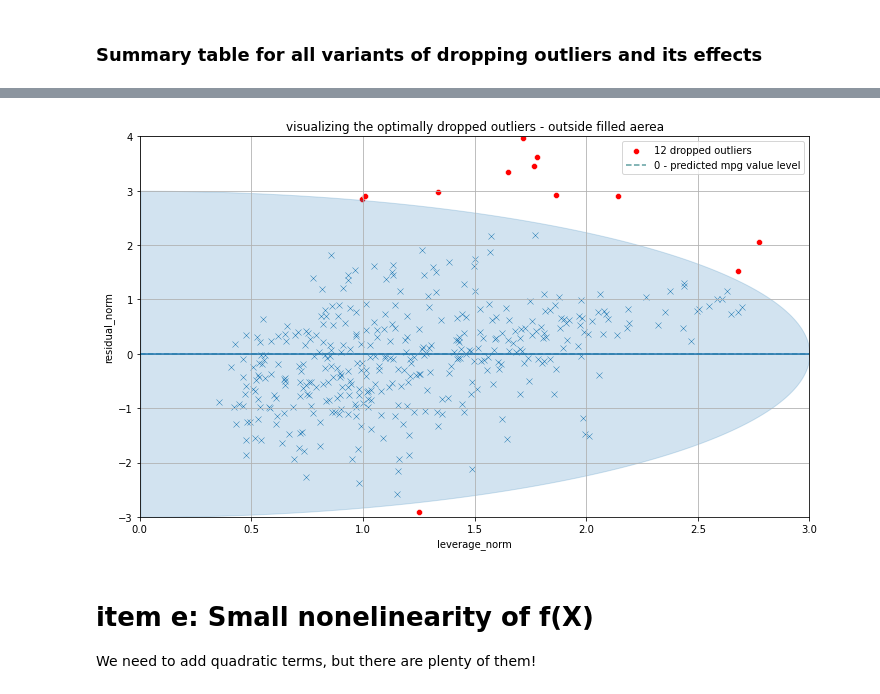
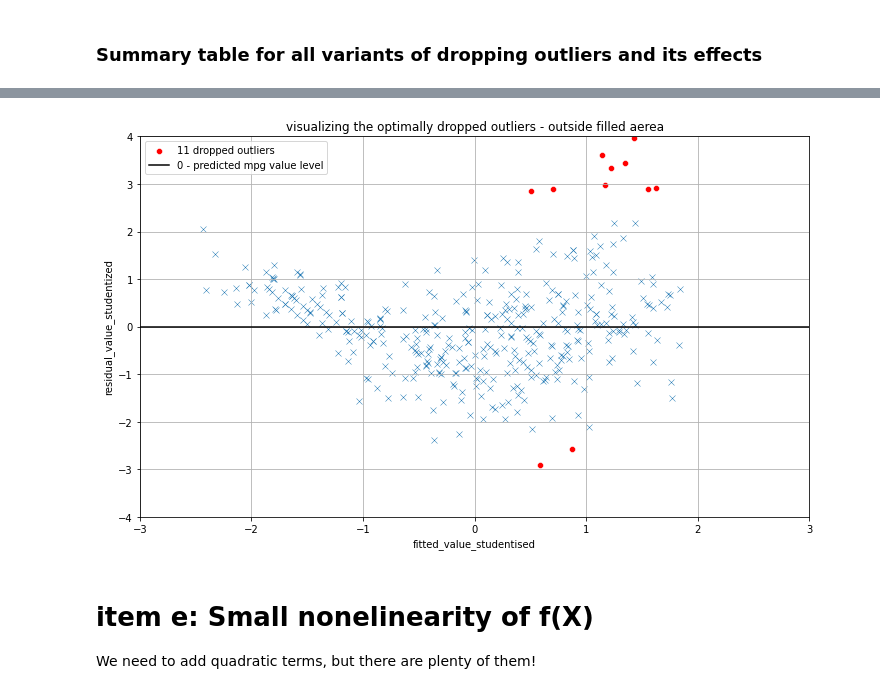
Before and after one commit to SanSanychSeva/Exercises-from-Introduction-to-Statistical-Learning-done-in-Python, a Jupyter notebook: chapter_03_Linear_Regression/exercise_9.ipynb, the cells around one changed output, grey strips where cells are left out. Saved outputs shown, nothing was run; the diff lists cells and outputs as text; code cells hidden in the pictures.

```diff
--- a/chapter_03_Linear_Regression/exercise_9.ipynb
+++ b/chapter_03_Linear_Regression/exercise_9.ipynb
@@ -232,2 +219,0 @@ df['mpg_pred'] = MLR_model_obj.predict(X)
-# %%
-df['residual_norm'] = (df['mpg'] - df['mpg_pred']) / math.sqrt(mean_squared_error(Y, MLR_model_obj.predict(X)))
@@ -234,11 +225,9 @@ df['residual_norm'] = (df['mpg'] - df['mpg_pred']) / math.sqrt(mean_squared_erro
 # %%
-def leverage_f(df):
-    result = 0
-    for param in list(MLS_betas_df.index)[1:]:
-        result += math.pow( (df[param] - MLS_betas_df.loc[param,'param_mean']) / MLS_betas_df.loc[param,'param_std'] ,2)
-    result /= len(list(MLS_betas_df.index)[1:])
-    result += math.pow( (df['mpg_pred'] - MLS_betas_df.loc['mpg','param_mean']) / MLS_betas_df.loc['mpg','param_std'] ,2)
-    return math.sqrt(result)
-
-df['leverage_norm'] = df.apply(leverage_f, axis=1)
+# adding horisontal coord for outliers analyses to main dataframe
+df['fitted_value_studentised'] = df['mpg_pred'] - df['mpg_pred'].mean()
+df['fitted_value_studentised'] = df['fitted_value_studentised'] / df['fitted_value_studentised'].std()
+# %%
+# adding vertical coord for outliers analyses to main dataframe
+df['residual_value_studentized'] = df['mpg'] - df['mpg_pred']
+df['residual_value_studentized'] = df['residual_value_studentized'] / df['residual_value_studentized'].std()
 # %%
@@ -390,21 +379,21 @@ round(pd.DataFrame({
 # %%
 plt.figure(figsize=(12,7))
-sns.scatterplot(data=df.query('residual_norm*residual_norm + leverage_norm*leverage_norm >= @cut'),
-                x='leverage_norm', y='residual_norm', color='red', label=str(
-                len(df.query('residual_norm*residual_norm + leverage_norm*leverage_norm >= @cut')))+' dropped outliers')
-sns.scatterplot(data=df.query('residual_norm*residual_norm + leverage_norm*leverage_norm < @cut'),
-                x='leverage_norm', y='residual_norm', marker='x')
-plt.axhline(y=0, color='cadetblue', label='0 - predicted mpg value level', linestyle='dashed')
-sns.lineplot(x = [math.sqrt(cut)*math.cos(0.0157*i) for i in range(-100,101,1)],
-             y = [math.sqrt(cut)*math.sin(0.0157*i) for i in range(-100,101,1)])
-plt.xlim(0,3)
-plt.ylim(-3,4)
+sns.scatterplot(data=df.query('abs(residual_value_studentized) >= 2.5'),
+                x='fitted_value_studentised', y='residual_value_studentized', color='red', label=str(
+                len(df.query('abs(residual_value_studentized) >= 2.5')))+' dropped outliers')
+sns.scatterplot(data=df.query('abs(residual_value_studentized) < 2.5'),
+                x='fitted_value_studentised', y='residual_value_studentized', marker='x')
+
+plt.axhline(y=0, color='black', label='0 - predicted mpg value level')
+
+plt.xlim(-3,3)
+plt.ylim(-4,4)
 plt.title('visualizing the optimally dropped outliers - outside filled aerea')
 plt.legend()
 plt.grid()
 plt.show()
 # %% [output]
-[figure, old version]
+[figure, new version]
 # %% [markdown]
 # item e: Small nonelinearity of f(X)
 We need to add quadratic terms, but there are plenty of them!
```
Also changed, not shown: parts of 18 cells of this notebook.
